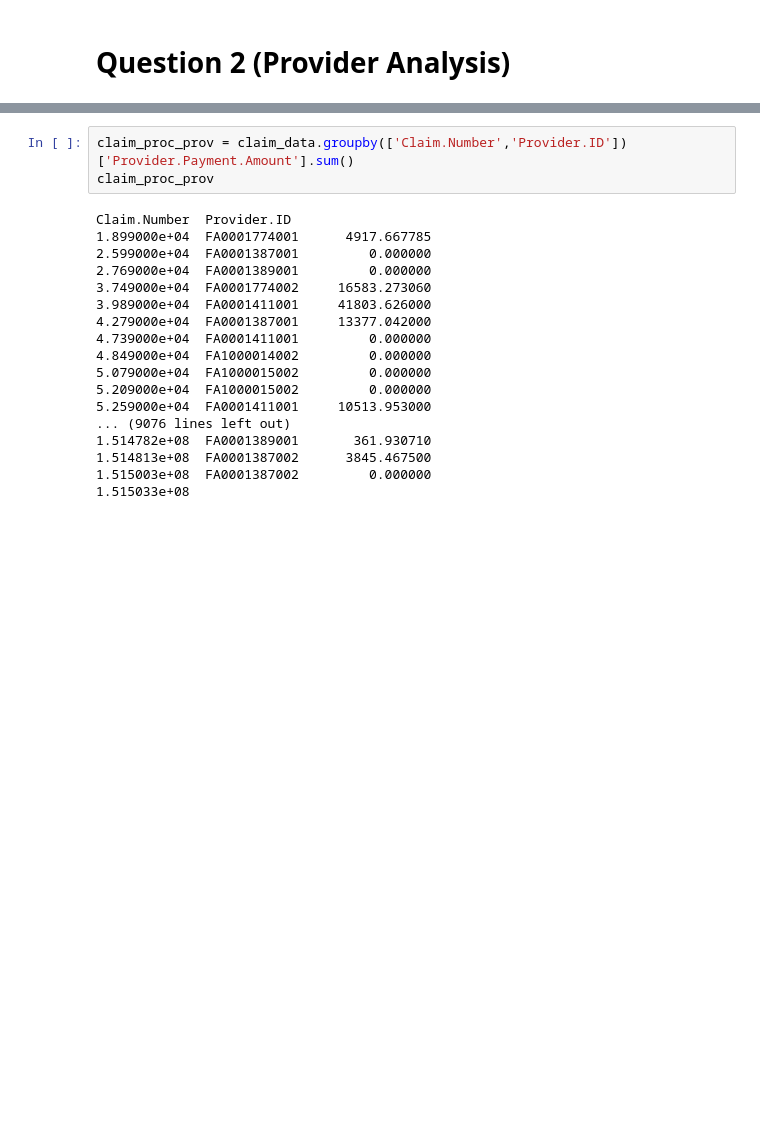
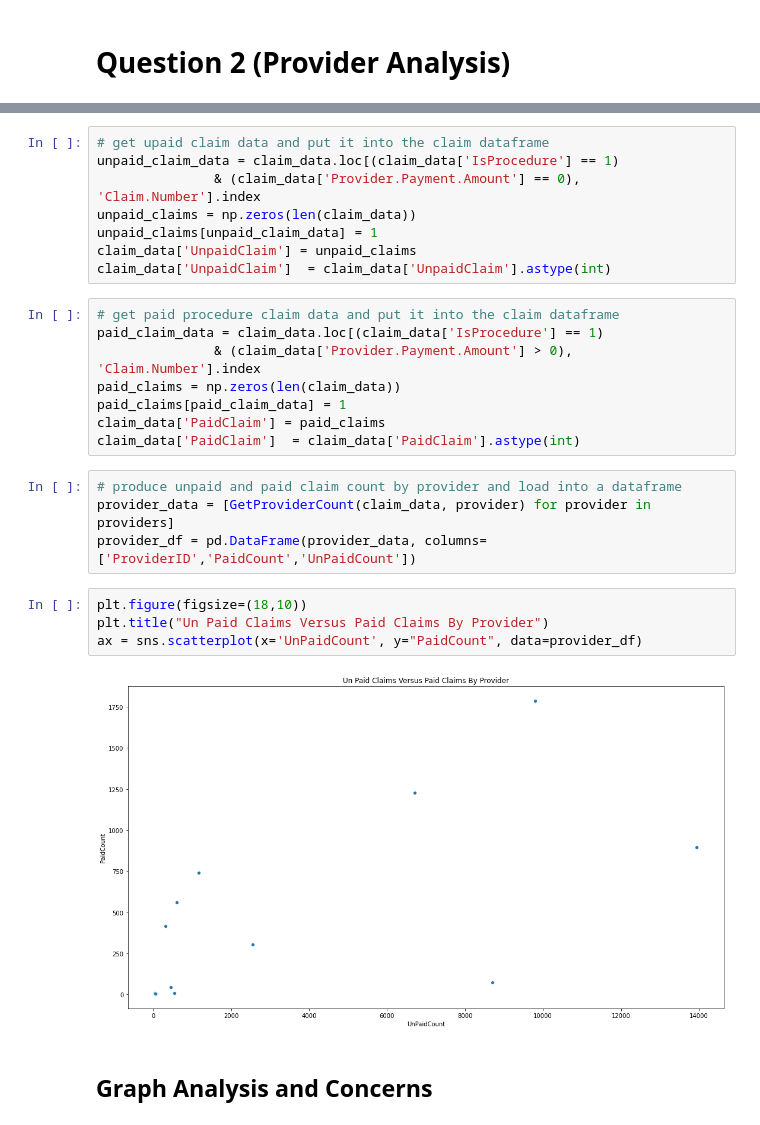
Before and after one commit to narquette/claimassignment, a Jupyter notebook: code/Claim_EDA.ipynb, the cells around one changed output, grey strips where cells are left out. Saved outputs shown, nothing was run; the diff lists cells and outputs as text; blank space fills up the shorter version.

```diff
--- a/code/Claim_EDA.ipynb
+++ b/code/Claim_EDA.ipynb
@@ -176,21 +177,28 @@ provider_claim_data = claim_data.loc[()
-# %%
-claim_proc_prov = claim_data.groupby(['Claim.Number','Provider.ID'])['Provider.Payment.Amount'].sum()
-claim_proc_prov
-# %% [output]
-Claim.Number  Provider.ID
-1.899000e+04  FA0001774001      4917.667785
-2.599000e+04  FA0001387001         0.000000
-2.769000e+04  FA0001389001         0.000000
-3.749000e+04  FA0001774002     16583.273060
-3.989000e+04  FA0001411001     41803.626000
-4.279000e+04  FA0001387001     13377.042000
-4.739000e+04  FA0001411001         0.000000
-4.849000e+04  FA1000014002         0.000000
-5.079000e+04  FA1000015002         0.000000
-5.209000e+04  FA1000015002         0.000000
-5.259000e+04  FA0001411001     10513.953000
-... (9076 lines left out)
-1.514782e+08  FA0001389001       361.930710
-1.514813e+08  FA0001387002      3845.467500
-1.515003e+08  FA0001387002         0.000000
-1.515033e+08
+# %%
+# get upaid claim data and put it into the claim dataframe
+unpaid_claim_data = claim_data.loc[(claim_data['IsProcedure'] == 1)
+               & (claim_data['Provider.Payment.Amount'] == 0), 'Claim.Number'].index
+unpaid_claims = np.zeros(len(claim_data))
+unpaid_claims[unpaid_claim_data] = 1
+claim_data['UnpaidClaim'] = unpaid_claims
+claim_data['UnpaidClaim']  = claim_data['UnpaidClaim'].astype(int)
+# %%
+# get paid procedure claim data and put it into the claim dataframe
+paid_claim_data = claim_data.loc[(claim_data['IsProcedure'] == 1)
+               & (claim_data['Provider.Payment.Amount'] > 0), 'Claim.Number'].index
+paid_claims = np.zeros(len(claim_data))
+paid_claims[paid_claim_data] = 1
+claim_data['PaidClaim'] = paid_claims
+claim_data['PaidClaim']  = claim_data['PaidClaim'].astype(int)
+# %%
+# produce unpaid and paid claim count by provider and load into a dataframe
+provider_data = [GetProviderCount(claim_data, provider) for provider in providers]
+provider_df = pd.DataFrame(provider_data, columns=['ProviderID','PaidCount','UnPaidCount'])
+# %%
+plt.figure(figsize=(18,10))
+plt.title("Un Paid Claims Versus Paid Claims By Provider")
+ax = sns.scatterplot(x='UnPaidCount', y="PaidCount", data=provider_df)
+# %% [output]
+[figure, added]
+# %% [markdown]
+## Graph Analysis and Concerns
```
Also changed, not shown: parts of 46 cells of this notebook, 4 other files.
